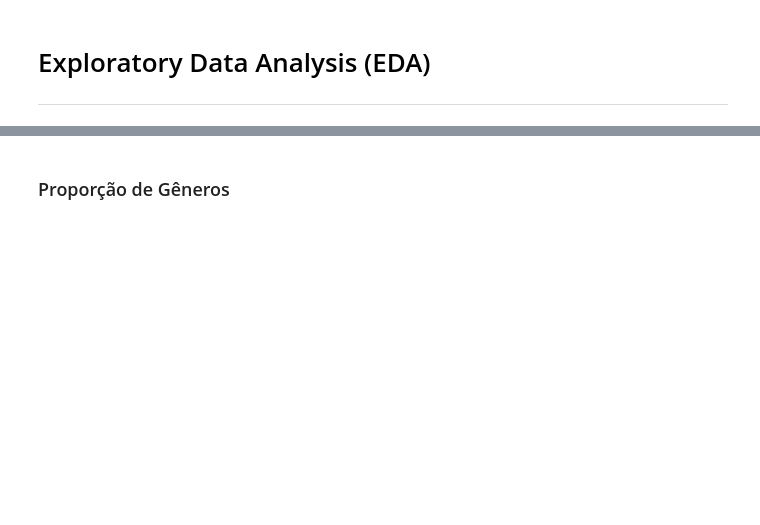
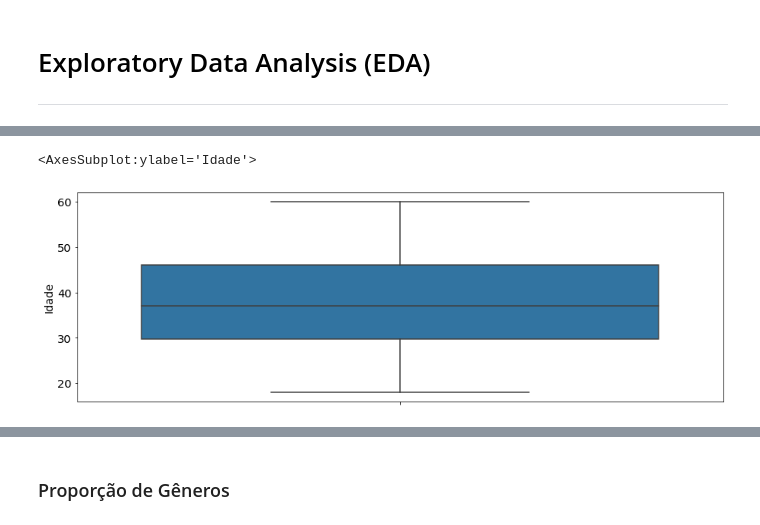
Before and after one commit to prof-samuka-IFSP/IFSP-CMP-INTL6-2020.2, a Jupyter notebook: knn/k_nearest_neighbors.ipynb, the cells around one changed output, grey strips where cells are left out. Saved outputs shown, nothing was run; the diff lists cells and outputs as text; code cells hidden in the pictures; blank space fills up the shorter version.

```diff
--- a/knn/k_nearest_neighbors.ipynb
+++ b/knn/k_nearest_neighbors.ipynb
@@ -28,2 +66,6 @@ Source: https://www.kaggle.com/rakeshrau/social-network-ads
 # %% [markdown]
 ### Deixando as opções de gênero em Português
+# %%
+selecao = data['Genero'] == 'Male'
+data.loc[selecao, 'Genero'] = 'Masculino'
+data.head()
@@ -29,0 +79,3 @@ Source: https://www.kaggle.com/rakeshrau/social-network-ads
+# %%
+data.loc[~selecao, 'Genero'] = 'Feminino'
+data.head()
@@ -31,0 +99,4 @@ Source: https://www.kaggle.com/rakeshrau/social-network-ads
+# %%
+selecao = data['Comprado'] == 0
+data.loc[selecao, 'Comprado'] = 'Não'
+data
@@ -31,0 +117,3 @@ Source: https://www.kaggle.com/rakeshrau/social-network-ads
+# %%
+data.loc[~selecao, 'Comprado'] = 'Sim'
+data
@@ -37,0 +174,5 @@ Source: https://www.kaggle.com/rakeshrau/social-network-ads
+# %%
+sns.boxplot(data=data, y='Idade')
+# %% [output]
+<AxesSubplot:ylabel='Idade'>
+[figure, added]
```
Also changed, not shown: parts of 78 cells of this notebook.
